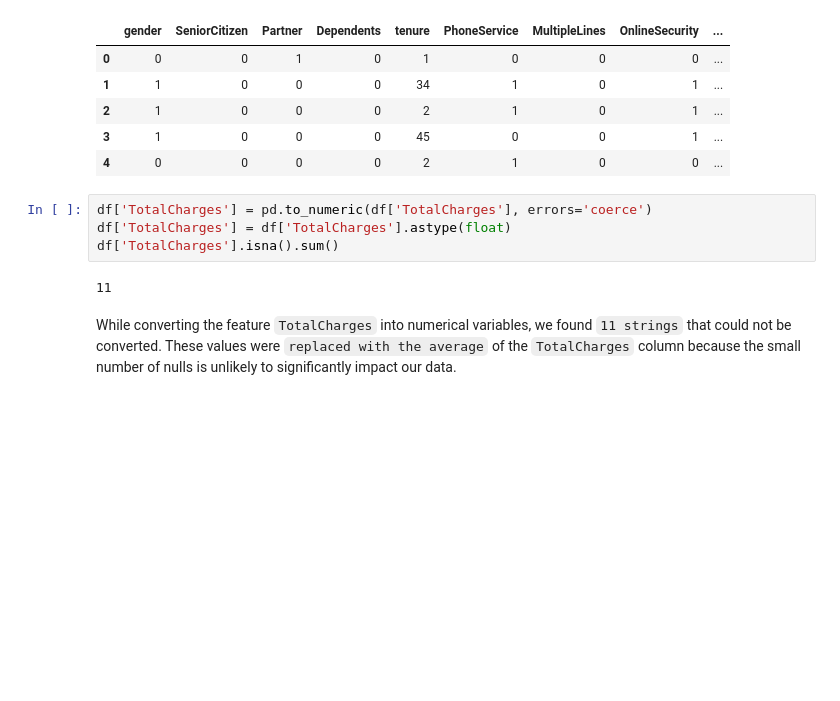
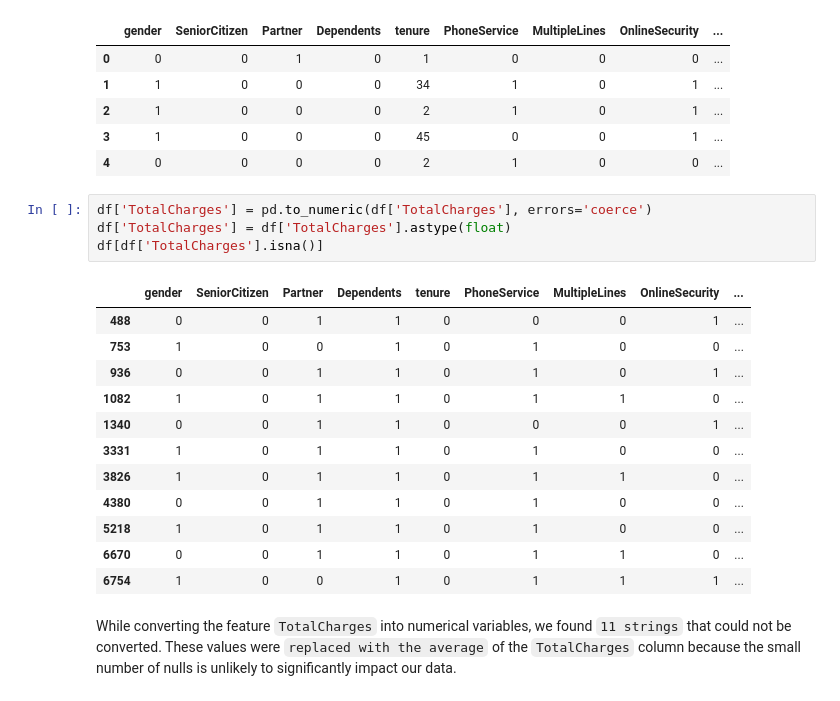
Before and after one commit to mrhussaink7/telco-churn-model, a Jupyter notebook: notebooks/data_cleaning.ipynb, the cells around one changed output. Drawn from its saved outputs; the diff is of its cells as text; blank space fills up the shorter version.

```diff
--- a/notebooks/data_cleaning.ipynb
+++ b/notebooks/data_cleaning.ipynb
@@ -173,9 +173,20 @@ df.head()
 # %%
 df['TotalCharges'] = pd.to_numeric(df['TotalCharges'], errors='coerce')
 df['TotalCharges'] = df['TotalCharges'].astype(float)
-df['TotalCharges'].isna().sum()
+df[df['TotalCharges'].isna()]
 # %% [output]
-11
+|  | gender | SeniorCitizen | Partner | Dependents | tenure | PhoneService | MultipleLines | OnlineSecurity | ... |
+| 488 | 0 | 0 | 1 | 1 | 0 | 0 | 0 | 1 | ... |
+| 753 | 1 | 0 | 0 | 1 | 0 | 1 | 0 | 0 | ... |
+| 936 | 0 | 0 | 1 | 1 | 0 | 1 | 0 | 1 | ... |
+| 1082 | 1 | 0 | 1 | 1 | 0 | 1 | 1 | 0 | ... |
+| 1340 | 0 | 0 | 1 | 1 | 0 | 0 | 0 | 1 | ... |
+| 3331 | 1 | 0 | 1 | 1 | 0 | 1 | 0 | 0 | ... |
+| 3826 | 1 | 0 | 1 | 1 | 0 | 1 | 1 | 0 | ... |
+| 4380 | 0 | 0 | 1 | 1 | 0 | 1 | 0 | 0 | ... |
+| 5218 | 1 | 0 | 1 | 1 | 0 | 1 | 0 | 0 | ... |
+| 6670 | 0 | 0 | 1 | 1 | 0 | 1 | 1 | 0 | ... |
+| 6754 | 1 | 0 | 0 | 1 | 0 | 1 | 1 | 1 | ... |
 # %% [markdown]
 While converting the feature `TotalCharges` into numerical variables, we found `11 strings` that could not be converted. These values were `replaced with the average` of the `TotalCharges` column because the small number of nulls is unlikely to significantly impact our data.
 # %%
```
Also changed, not shown: 1 other file.
